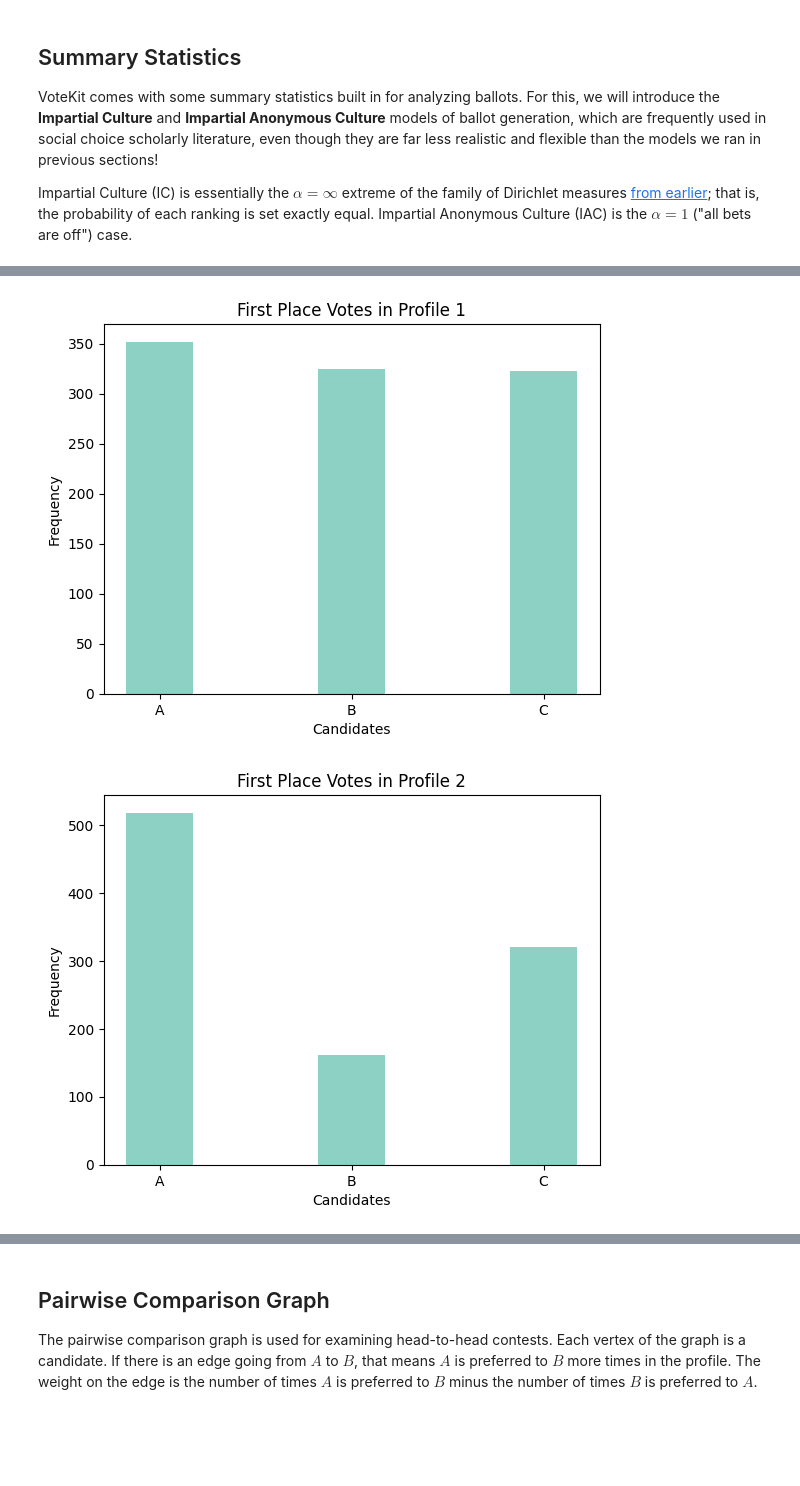
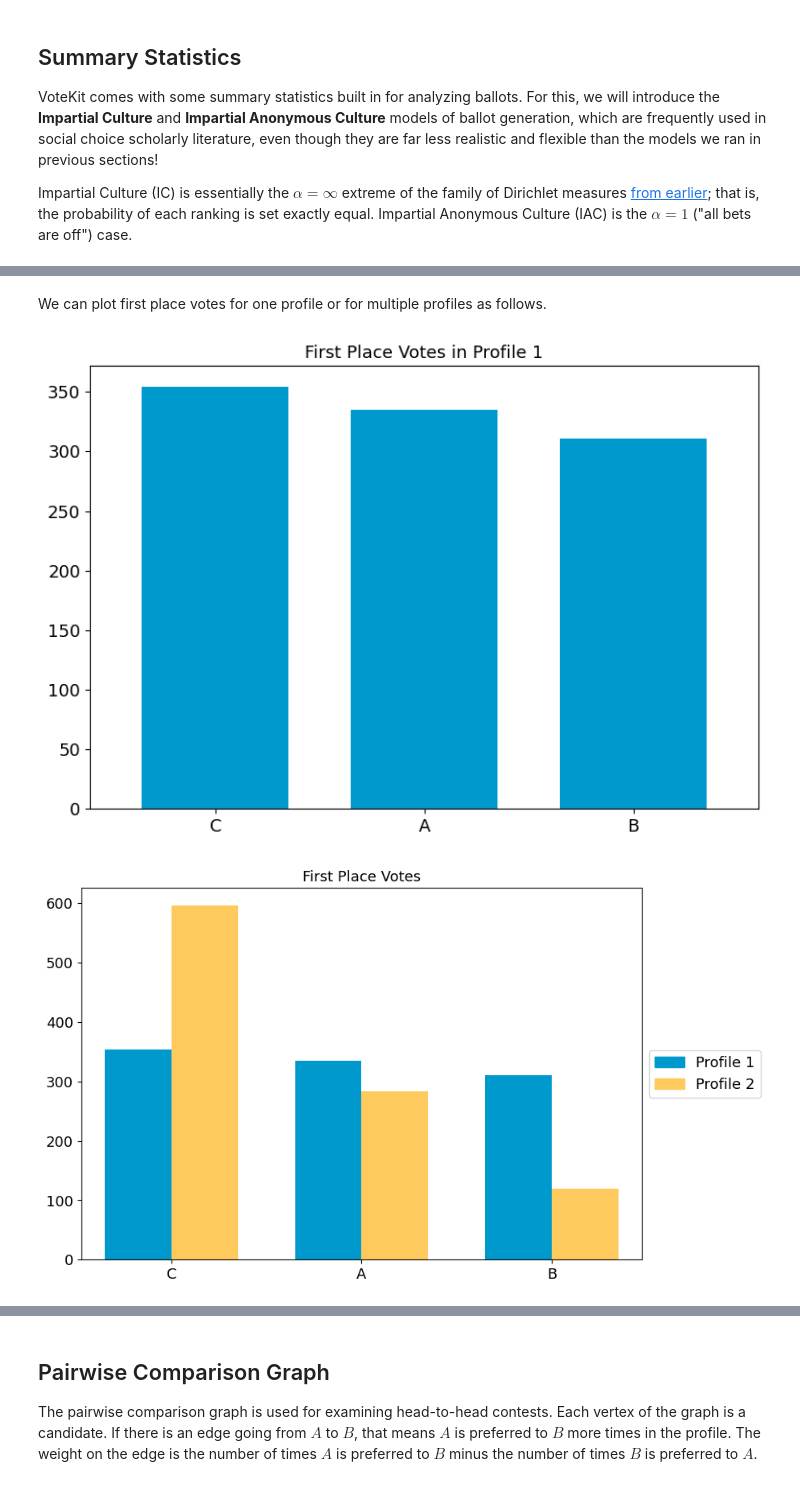
Before and after one commit to mggg/VoteKit, a Jupyter notebook: notebooks/3_viz.ipynb, the cells around one changed output, grey strips where cells are left out. Cells and saved outputs as stored; diff of their text form; code cells hidden in the pictures; blank space fills up the shorter version.

```diff
--- a/notebooks/3_viz.ipynb
+++ b/notebooks/3_viz.ipynb
@@ -55,8 +57,8 @@ Now we'll plot some summary statistics for the generated elections.
+# %% [markdown]
+We can plot first place votes for one profile or for multiple profiles as follows.
 # %%
-fig1 = plot_summary_stats(profile1, "first place votes", multi_color = False,
-                          title = "First Place Votes in Profile 1")
-fig2 = plot_summary_stats(profile2, "first place votes", multi_color = False,
-                          title = "First Place Votes in Profile 2")
+fig1 = profile_fpv_plot(profile1, title = "First Place Votes in Profile 1")
+fig2 = multi_profile_fpv_plot({"Profile 1":profile1, "Profile 2":profile2}, title= "First Place Votes", show_profile_legend=True)
 # %% [output]
-[figure, old version]
+[figure, new version]
-[figure, old version]
+[figure, new version]
```
Also changed, not shown: parts of 13 cells of this notebook, 1 other file.
